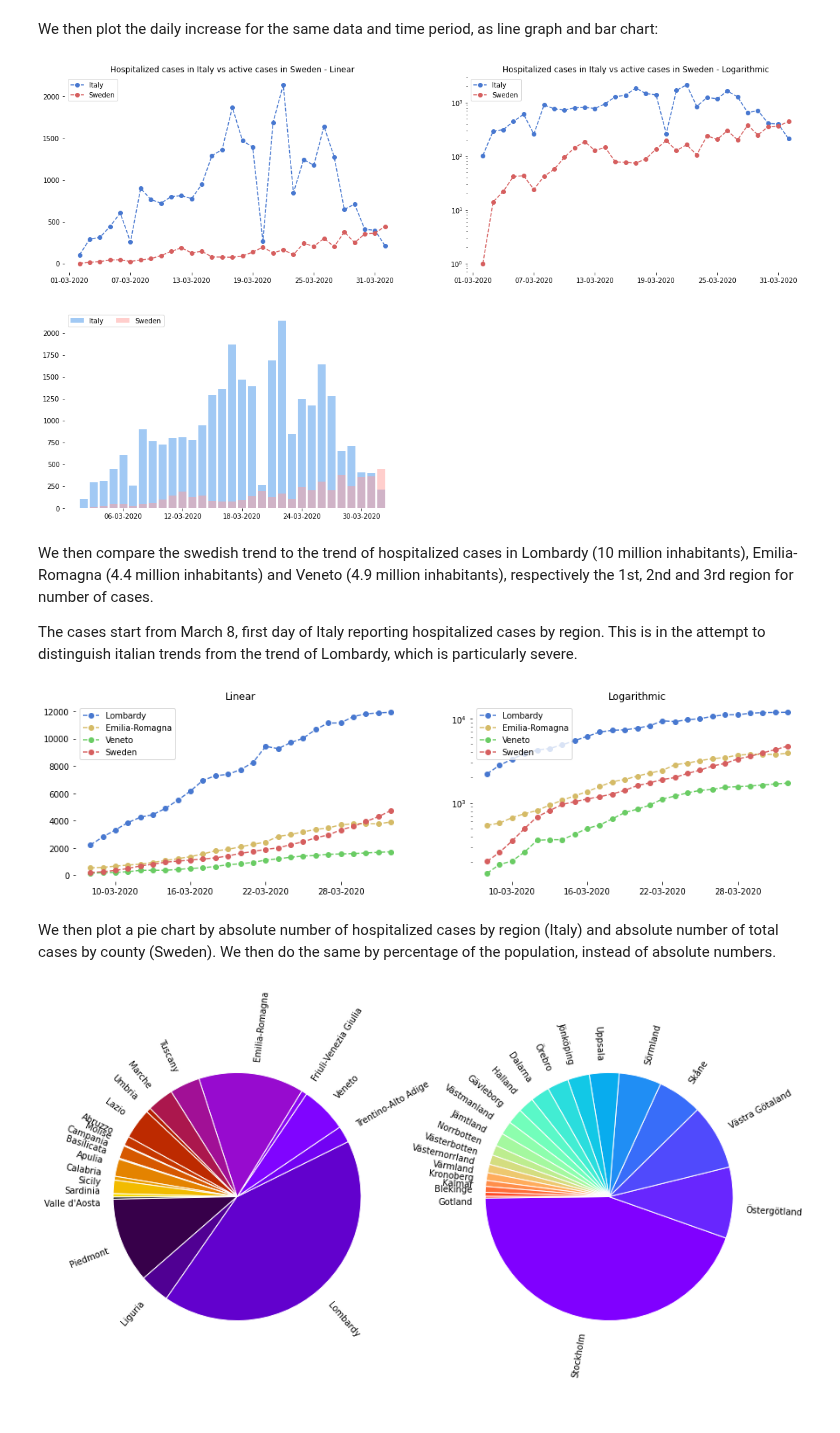
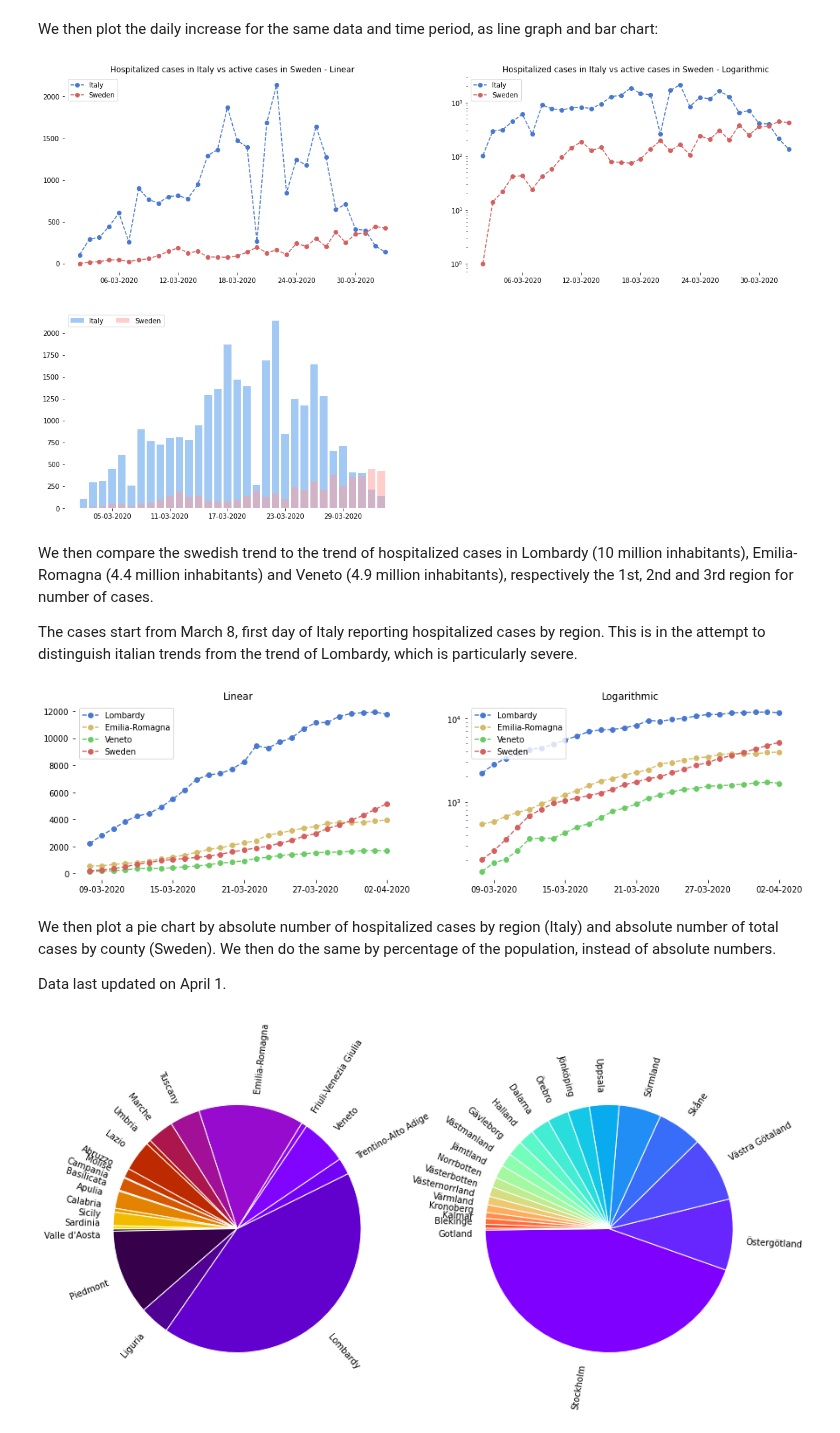
Before and after one commit to eera-l/Covid19-Sweden-Overview, a Jupyter notebook: c19-it-swe.ipynb, the cells around one changed output. Drawn from its saved outputs; the diff is of its cells as text; code cells hidden in the pictures.

Commit message:
added google trends, data for april 2

```diff
--- a/c19-it-swe.ipynb
+++ b/c19-it-swe.ipynb
@@ -141,12 +141,12 @@ italy_hospitalized = [742, 1034, 1346, 1790, 2394, 2651, 3550, 4316,
                      5038, 5838, 6650, 7426, 8372, 9663, 11025,
                      12894, 14363, 15757, 16020, 17708, 19846,
                      20692, 21937, 23112, 24753, 26029, 26676,
-                     27386, 27795, 28192, 28403]
+                     27386, 27795, 28192, 28403, 28540]
 
 sweden_active = [15, 29, 51, 93, 136, 160, 202, 259, 354, 498, 685,
                 812, 958, 1036, 1113, 1187, 1276, 1412, 1607, 1734,
                 1897, 2003, 2243, 2448, 2747, 2948, 3326,
-                3574, 3928, 4291, 4735]
+                3574, 3928, 4291, 4735, 5157]
 
 start = dt.date(2020, 3, 2)
 end = start + dt.timedelta(days=len(italy_hospitalized))
@@ -242,7 +242,7 @@ fig.set_figheight(12)
 fig.set_figwidth(20)
 plt.show()
 # %% [output]
-[figure, old version]
+[figure, new version]
 # %% [markdown]
 We then compare the swedish trend to the trend of hospitalized cases in Lombardy (10 million inhabitants), Emilia-Romagna (4.4 million inhabitants) and Veneto (4.9 million inhabitants), respectively the 1st, 2nd and 3rd region for number of cases.
 
@@ -258,58 +258,60 @@ lom_hos = [2217, 2802, 3319, 3852, 4247, 4435,
            4898, 5500, 6171, 6953, 7285, 7387,
            7735, 8258, 9439, 9266, 9711, 10026,
            10681, 11137, 11152, 11613, 11815,
-           11883, 11927]
+           11883, 11927, 11762]
 
 er_hos = [542, 576, 669, 745, 814, 942, 1076,
           1215, 1362, 1566, 1784, 1900, 2083, 2267,
           2429, 2846, 2974, 3180, 3354, 3461, 3695,
-          3769, 3779, 3765, 3898]
+          3769, 3779, 3765, 3898, 3944]
 
 ve_hos = [146, 186, 204, 262, 360, 366, 366,
           426, 498, 548, 646, 771, 843, 942, 1113,
           1206, 1318, 1407, 1447, 1536, 1559, 1586,
-          1633, 1680, 1718]
+          1633, 1680, 1718, 1670]
 
 sweden_active = [202, 259, 354, 498, 685, 812, 958, 1036,
                  1113, 1187, 1276, 1412, 1607, 1734, 1897,
                  2003, 2243, 2448, 2747, 2948, 3326, 3574,
-                 3928, 4291, 4735]
+                 3928, 4291, 4735, 5157]
 
 start = dt.date(2020, 3, 8)
 end = start + dt.timedelta(days=len(lom_hos))
 days = mdates.drange(start, end, dt.timedelta(days=1))
 
 fig = plt.figure()
 ax1 = fig.add_subplot(121)
 ax1.plot(days, lom_hos, '--bo', label='Lombardy')
 ax1.plot(days, er_hos, '--yo', label='Emilia-Romagna')
 ax1.plot(days, ve_hos, '--go', label='Veneto')
 ax1.plot(days, sweden_active, '--ro', label='Sweden')
 ax1.legend(loc="upper left")
 ax1.set_title('Linear')
 ax1.xaxis.set_major_formatter(mdates.DateFormatter('%d-%m-%Y'))
 ax1.xaxis.set_major_locator(mdates.DayLocator(interval=6))
 
 ax2 = fig.add_subplot(122)
 ax2.plot(days, lom_hos, '--bo', label='Lombardy')
 ax2.plot(days, er_hos, '--yo', label='Emilia-Romagna')
 ax2.plot(days, ve_hos, '--go', label='Veneto')
 ax2.plot(days, sweden_active, '--ro', label='Sweden')
 ax2.legend(loc="upper left")
 ax2.set_title('Logarithmic')
 ax2.set_yscale('log')
 ax2.xaxis.set_major_formatter(mdates.DateFormatter('%d-%m-%Y'))
 ax2.xaxis.set_major_locator(mdates.DayLocator(interval=6))
 
 sns.set_color_codes('muted')
 sns.despine(left = True, bottom = True)
 fig.set_figheight(4)
 fig.set_figwidth(16)
 plt.show()
 # %% [output]
-[figure, old version]
+[figure, new version]
 # %% [markdown]
 We then plot a pie chart by absolute number of hospitalized cases by region (Italy) and absolute number of total cases by county (Sweden). We then do the same by percentage of the population, instead of absolute numbers.
+
+Data last updated on April 1.
 # %%
 import numpy as np
 import matplotlib.pyplot as plt
```
Also changed, not shown: parts of 6 cells of this notebook.
